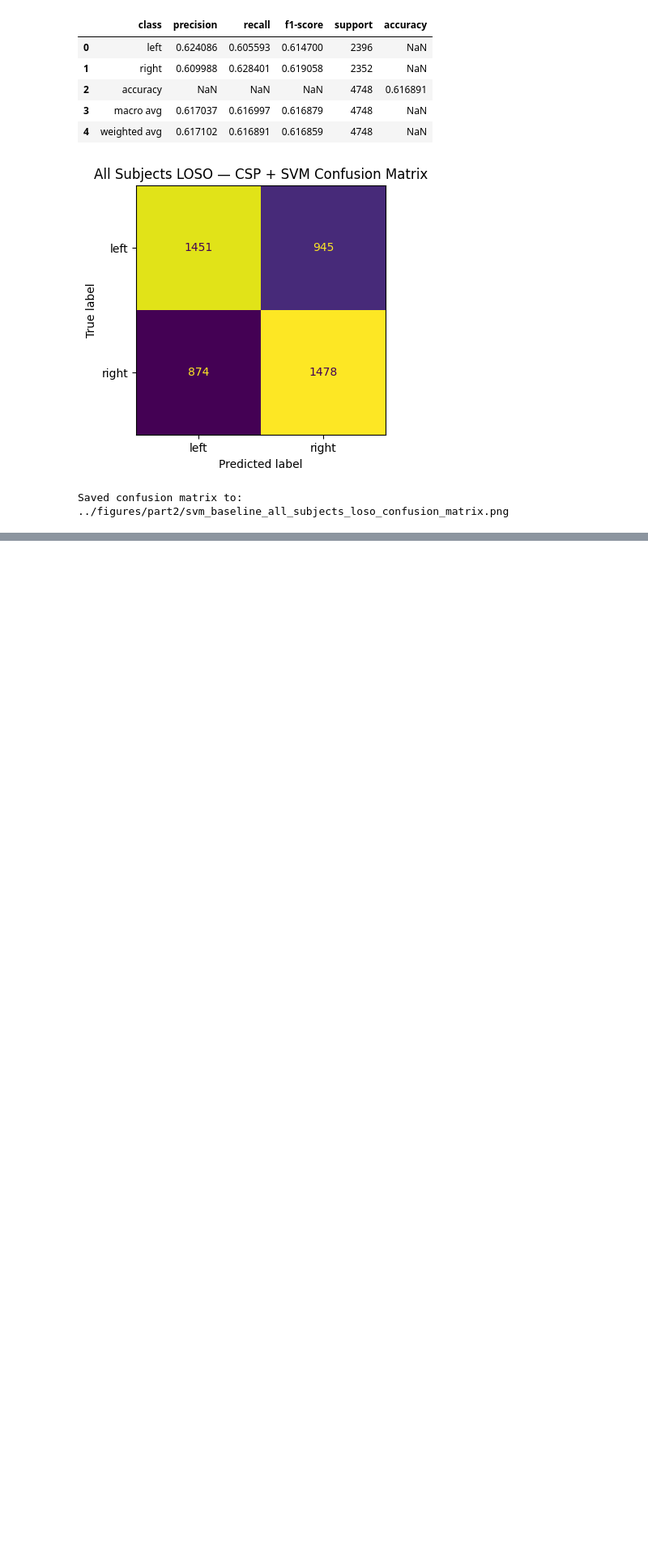
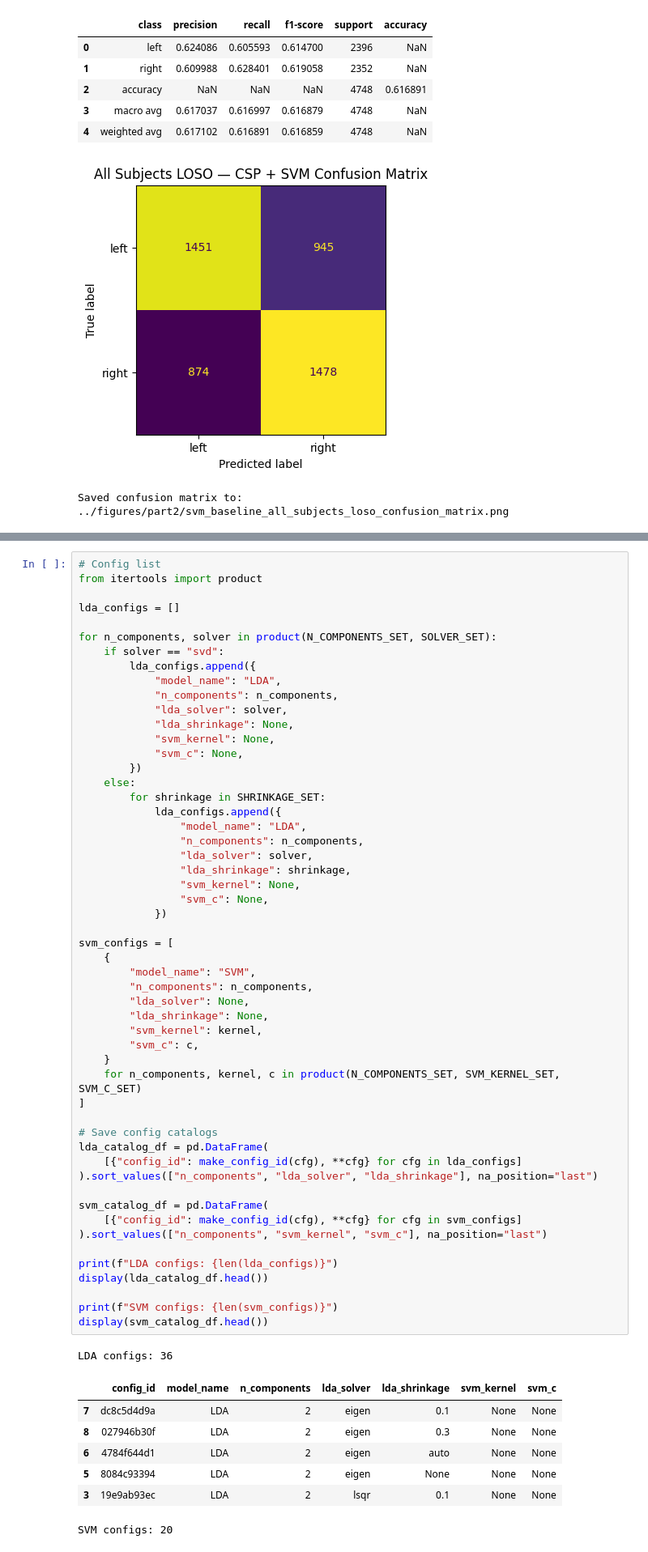
Before and after one commit to neehanthreddym/eeg-signal-processing-classification, a Jupyter notebook: notebooks/part2_motor_imagery.ipynb, the cells around one changed output, grey strips where cells are left out. Shown at 81% size. Drawn from its saved outputs; the diff is of its cells as text; blank space fills up the shorter version.

```diff
--- a/notebooks/part2_motor_imagery.ipynb
+++ b/notebooks/part2_motor_imagery.ipynb
@@ -2379,0 +2417,62 @@ Saved confusion matrix to: ../figures/part2/svm_baseline_all_subjects_loso_confu
+# %%
+# Config list
+from itertools import product
+
+lda_configs = []
+
+for n_components, solver in product(N_COMPONENTS_SET, SOLVER_SET):
+    if solver == "svd":
+        lda_configs.append({
+            "model_name": "LDA",
+            "n_components": n_components,
+            "lda_solver": solver,
+            "lda_shrinkage": None,
+            "svm_kernel": None,
+            "svm_c": None,
+        })
+    else:
+        for shrinkage in SHRINKAGE_SET:
+            lda_configs.append({
+                "model_name": "LDA",
+                "n_components": n_components,
+                "lda_solver": solver,
+                "lda_shrinkage": shrinkage,
+                "svm_kernel": None,
+                "svm_c": None,
+            })
+
+svm_configs = [
+    {
+        "model_name": "SVM",
+        "n_components": n_components,
+        "lda_solver": None,
+        "lda_shrinkage": None,
+        "svm_kernel": kernel,
+        "svm_c": c,
+    }
+    for n_components, kernel, c in product(N_COMPONENTS_SET, SVM_KERNEL_SET, SVM_C_SET)
+]
+
+# Save config catalogs
+lda_catalog_df = pd.DataFrame(
+    [{"config_id": make_config_id(cfg), **cfg} for cfg in lda_configs]
+).sort_values(["n_components", "lda_solver", "lda_shrinkage"], na_position="last")
+
+svm_catalog_df = pd.DataFrame(
+    [{"config_id": make_config_id(cfg), **cfg} for cfg in svm_configs]
+).sort_values(["n_components", "svm_kernel", "svm_c"], na_position="last")
+
+print(f"LDA configs: {len(lda_configs)}")
+display(lda_catalog_df.head())
+
+print(f"SVM configs: {len(svm_configs)}")
+display(svm_catalog_df.head())
+# %% [output]
+LDA configs: 36
+|  | config_id | model_name | n_components | lda_solver | lda_shrinkage | svm_kernel | svm_c |
+| 7 | dc8c5d4d9a | LDA | 2 | eigen | 0.1 | None | None |
+| 8 | 027946b30f | LDA | 2 | eigen | 0.3 | None | None |
+| 6 | 4784f644d1 | LDA | 2 | eigen | auto | None | None |
+| 5 | 8084c93394 | LDA | 2 | eigen | None | None | None |
+| 3 | 19e9ab93ec | LDA | 2 | lsqr | 0.1 | None | None |
+SVM configs: 20
```
Also changed, not shown: parts of 9 cells of this notebook, 16 other files.
